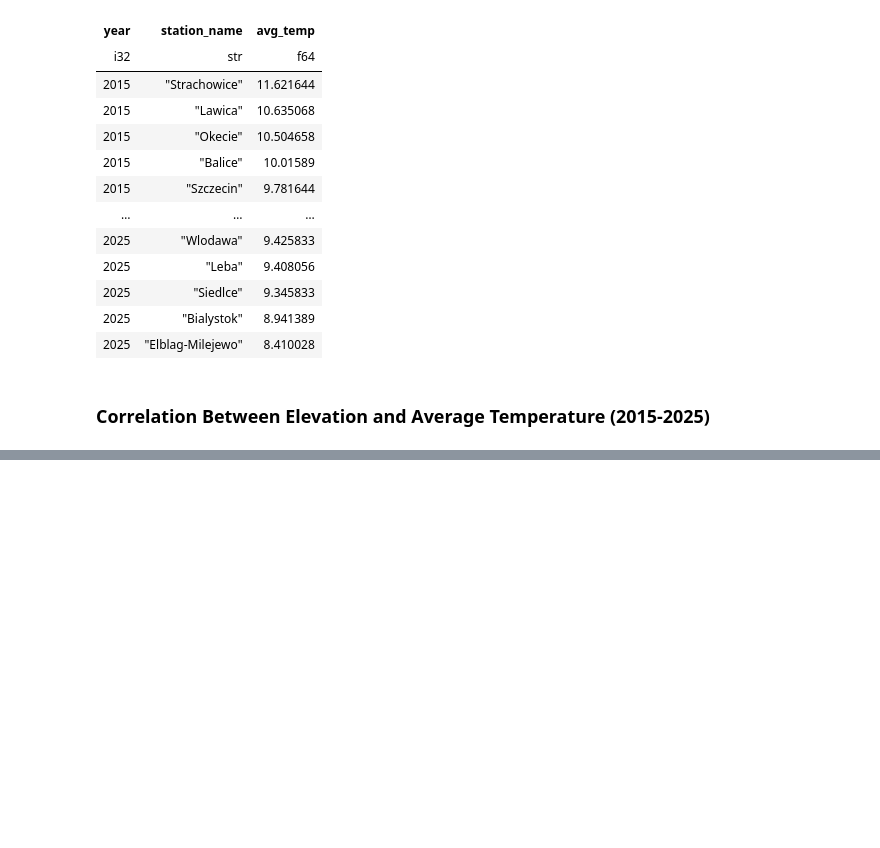
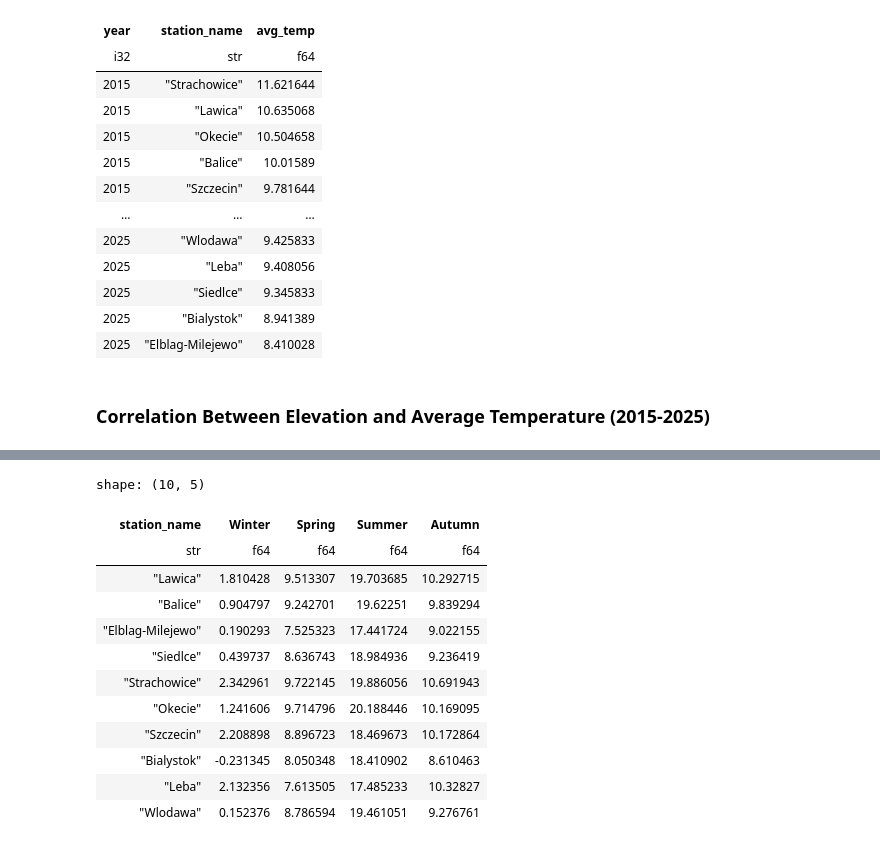
Before and after one commit to nerwuuus/data-toolkit, a Jupyter notebook: weather_data_processing/01_scripts/9_polars_analysis.ipynb, the cells around one changed output, grey strips where cells are left out. Cells and saved outputs as stored; diff of their text form; code cells hidden in the pictures; blank space fills up the shorter version.

Commit message:
Refactor pandas workflow and recreate analysis in Polars

```diff
--- a/weather_data_processing/01_scripts/9_polars_analysis.ipynb
+++ b/weather_data_processing/01_scripts/9_polars_analysis.ipynb
@@ -432,0 +433,7 @@ shape: (10, 3)
+# %%
+# Select columns needed for the seasonal temperature analysis
+heatmap_raw = df[('station_name', 'observation_date', 'metric', 'value')]
+heatmap_raw
+
+heatmap = heatmap_raw.clone()
+heatmap
@@ -432,0 +455,60 @@ shape: (10, 3)
+# %%
+# 1. Extract corresponding month number.
+heatmap = heatmap.with_columns(
+    month = pl.col('observation_date').dt.month()
+)
+
+# 2. Use extracted month number to assign seasons:
+#       12, 1, 2 → Winter
+#       3, 4, 5 → Spring
+#       6, 7, 8 → Summer
+#       9, 10, 11 → Autumn
+
+heatmap = heatmap.with_columns(
+    # Use pl.lit() to treat season names as literal string values instead of column names
+    pl.when(pl.col('month').is_in([12,1,2])).then(pl.lit('Winter'))
+      .when(pl.col('month').is_in([3,4,5])).then(pl.lit('Spring'))
+      .when(pl.col('month').is_in([6,7,8])).then(pl.lit('Summer'))
+      .when(pl.col('month').is_in([9,10,11])).then(pl.lit('Autumn'))
+      .otherwise(pl.lit('Other'))
+      .alias('season')
+)
+
+# 3. # Calculate average seasonal temperature for each station across the full analysis period
+heatmap_agg = heatmap.group_by(['station_name', 'season']).agg(
+    pl.col('value').mean().alias('avg_temp')
+)
+
+# 4. Pivot long to wide
+heatmap_matrix = heatmap_agg.pivot(
+    on='season',
+    index='station_name',
+    values='avg_temp'
+)
+
+# 5. Change the order of Seasons.
+heatmap_matrix = heatmap_matrix[
+    [
+        'station_name',
+        'Winter',
+        'Spring',
+        'Summer',
+        'Autumn'
+    ]
+]
+
+heatmap_matrix
+# %% [output]
+shape: (10, 5)
+| station_name | Winter | Spring | Summer | Autumn |
+| str | f64 | f64 | f64 | f64 |
+| "Lawica" | 1.810428 | 9.513307 | 19.703685 | 10.292715 |
+| "Balice" | 0.904797 | 9.242701 | 19.62251 | 9.839294 |
+| "Elblag-Milejewo" | 0.190293 | 7.525323 | 17.441724 | 9.022155 |
+| "Siedlce" | 0.439737 | 8.636743 | 18.984936 | 9.236419 |
+| "Strachowice" | 2.342961 | 9.722145 | 19.886056 | 10.691943 |
+| "Okecie" | 1.241606 | 9.714796 | 20.188446 | 10.169095 |
+| "Szczecin" | 2.208898 | 8.896723 | 18.469673 | 10.172864 |
+| "Bialystok" | -0.231345 | 8.050348 | 18.410902 | 8.610463 |
+| "Leba" | 2.132356 | 7.613505 | 17.485233 | 10.32827 |
+| "Wlodawa" | 0.152376 | 8.786594 | 19.461051 | 9.276761 |
```
Also changed, not shown: parts of 11 cells of this notebook, 1 other file.
